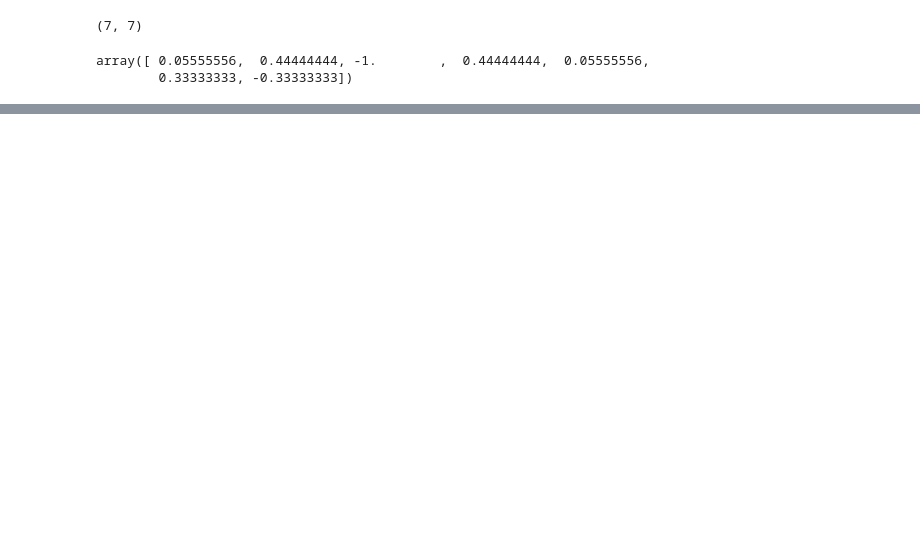
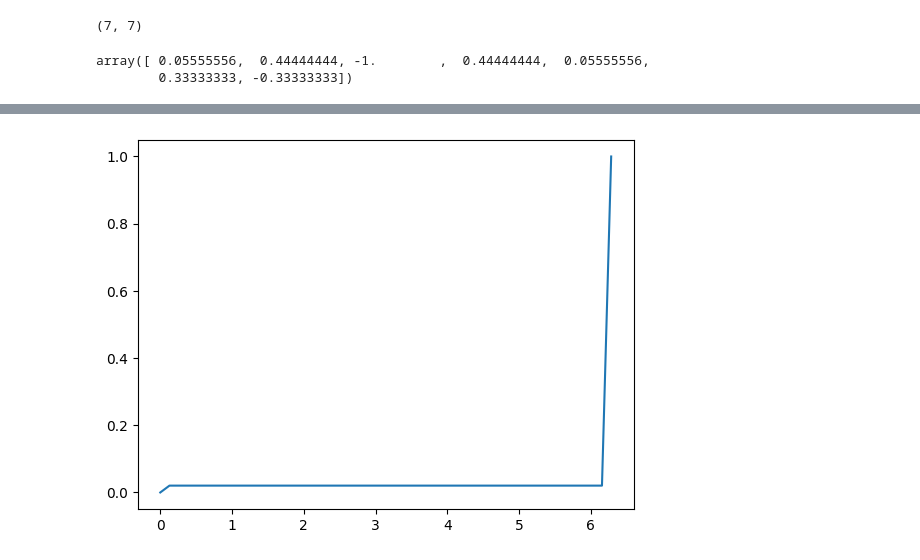
Before and after one commit to kz2wd/flow-diffuse, a Jupyter notebook: deriv_scheme_6th_order.ipynb, the cells around one changed output, grey strips where cells are left out. Saved outputs shown, nothing was run; the diff lists cells and outputs as text; code cells hidden in the pictures; blank space fills up the shorter version.

```diff
--- a/deriv_scheme_6th_order.ipynb
+++ b/deriv_scheme_6th_order.ipynb
@@ -41,0 +119,5 @@ array([ 5.55555556e-02,  4.44444444e-01, -1.00000000e+00,  4.44444444e-01,
+# %%
+plt.plot(x, np.sqrt((v - -np.sin(x)) ** 2) / (np.sqrt((-np.sin(x)) ** 2) + 1e-20))
+plt.show()
+# %% [output]
+[figure, added]
```
Also changed, not shown: parts of 20 cells of this notebook.
